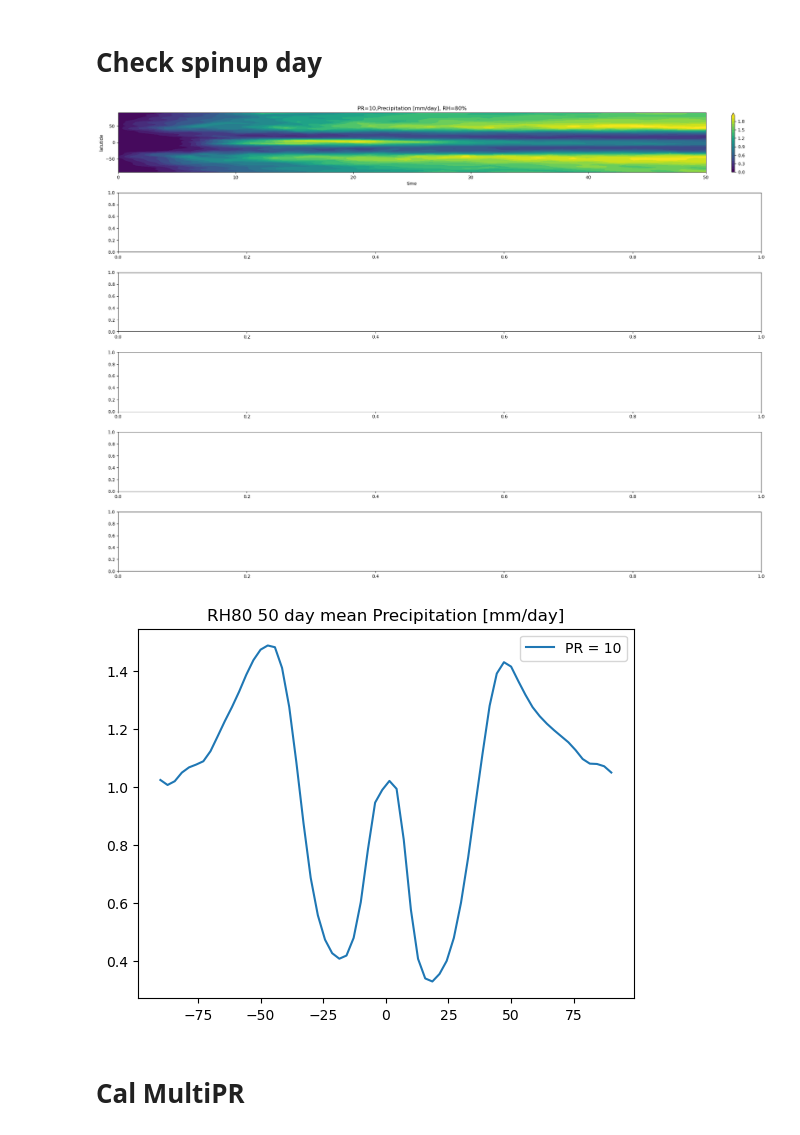
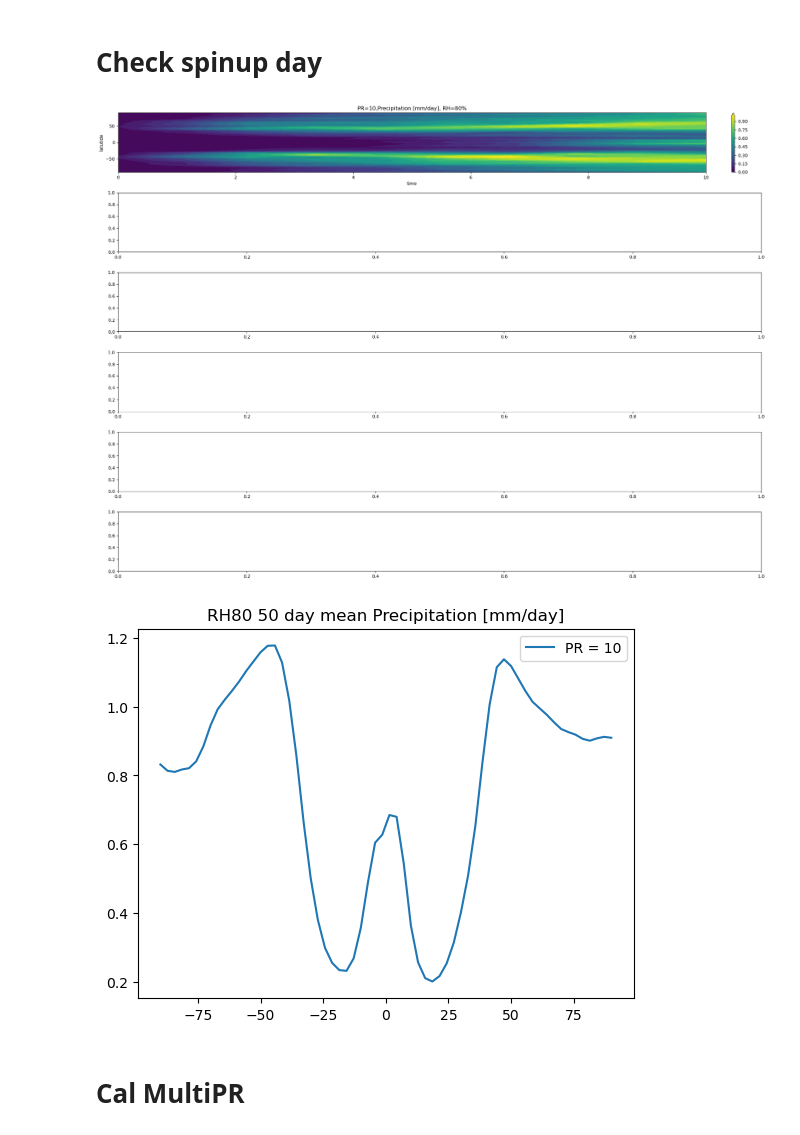
Before and after one commit to PeterChang1023/Dycore_Master, a Jupyter notebook: dycore/IdealizeSpetral.jl/exp/HSt42/check_spinupday.ipynb, the cells around one changed output. Cells and saved outputs as stored; diff of their text form; code cells hidden in the pictures.

```diff
--- a/dycore/IdealizeSpetral.jl/exp/HSt42/check_spinupday.ipynb
+++ b/dycore/IdealizeSpetral.jl/exp/HSt42/check_spinupday.ipynb
@@ -27,6 +27,8 @@ class Dycore:
         self.t  = self.getVar("grid_t_c_xyzt")
         self.ps = self.getVar("grid_ps_xyzt")
         self.p  = self.getVar("grid_p_full_xyzt")
+        self.p_half  = self.getVar("grid_p_half_xyzt")
+
         self.qv = self.getVar("grid_tracers_c_xyz1t")
         self.t_eq = self.getVar("grid_t_eq_xyzt")
         self.grid_t_eq_ref_xyzt = self.getVar("grid_t_eq_ref_xyzt")
@@ -35,6 +37,8 @@ class Dycore:
 
         self.qv_diff = self.getVar("grid_tracers_diff_xyz1t")
         self.omega   = self.getVar("grid_w_full_xyzt")
+        self.z       = self.getVar("grid_z_full_xyzt")
+
 
 
         self.theta = self.t * (self.ps / self.p)**(self.Rd/self.cp)
@@ -113,7 +117,7 @@ class Dycore:
         self.t_mean = np.nanmean(self.t[-100:,:,:,:], axis=(1,3))
         return self.t_mean
 # %%
-time = np.linspace(0,50,50)
+time = np.linspace(0,10,10)
 y    = np.linspace(-90,90,64)
 
 yy, tt = np.meshgrid(y,time)
@@ -124,37 +128,37 @@ for pr in range(10,20,10):
     # file   = f"1600day_HS_front_RH50_PR{pr}_PRRELAX86400_with_w_all.dat" # ./outputs/withprecip/
     # file = "300day_RH80_PR10_test_vertical_advection_revised_all.dat"
     # file = "t_init_RH80_PR10_1600day_test_all.dat"
-    file = "day50_hope_test_all.dat"
+    file = "test_all.dat"
     dycore = Dycore(file)
     # get_KE = dycore.cal_KE()
     Prec   = dycore.cal_pre()
     # t_mean = dycore.cal_t()
     # t_mean2 = dycore.cal_t_last()
 
 
     # CS = ax[a].contourf(tt, yy, get_KE,levels=np.linspace(150,1050,7), extend="both")
 
     CS = ax[a].contourf(tt, yy, Prec[:,:]* int(pr),levels=21, extend="max")
 
     # CS = ax[a].contourf(tt, yy, t_mean, levels=21, extend="both")
 
 
     fig.colorbar(CS, orientation='vertical', ax=ax[a],fraction=0.046, pad=0.04)
     # ax[a].set_title(f"Kinetic Energy [kJ/kg], PR={pr}")
 
     ax[a].set_title(f"PR={pr},Precipitation [mm/day], RH=80%")
     # ax[a].set_title(f"T [K], PR={pr}")
 
     ax[a].set_xlabel("time")
     ax[a].set_ylabel("latutide")
     a += 1
     ### test
 
 plt.tight_layout()
 # plt.savefig("Check_Precipitation.png", dpi=300., bbox_inches='tight')
 plt.show()
 # %% [output]
-[figure, old version]
+[figure, new version]
 # %%
 ### cooridate
 x  = np.linspace(-180,180,128)
@@ -193,7 +197,7 @@ plt.show()
 # plt.legend()
 # plt.show()
 # %% [output]
-[figure, old version]
+[figure, new version]
 # %% [markdown]
 # Cal MultiPR
 # %%
```
Also changed, not shown: parts of 5 cells of this notebook, 2 other files.
